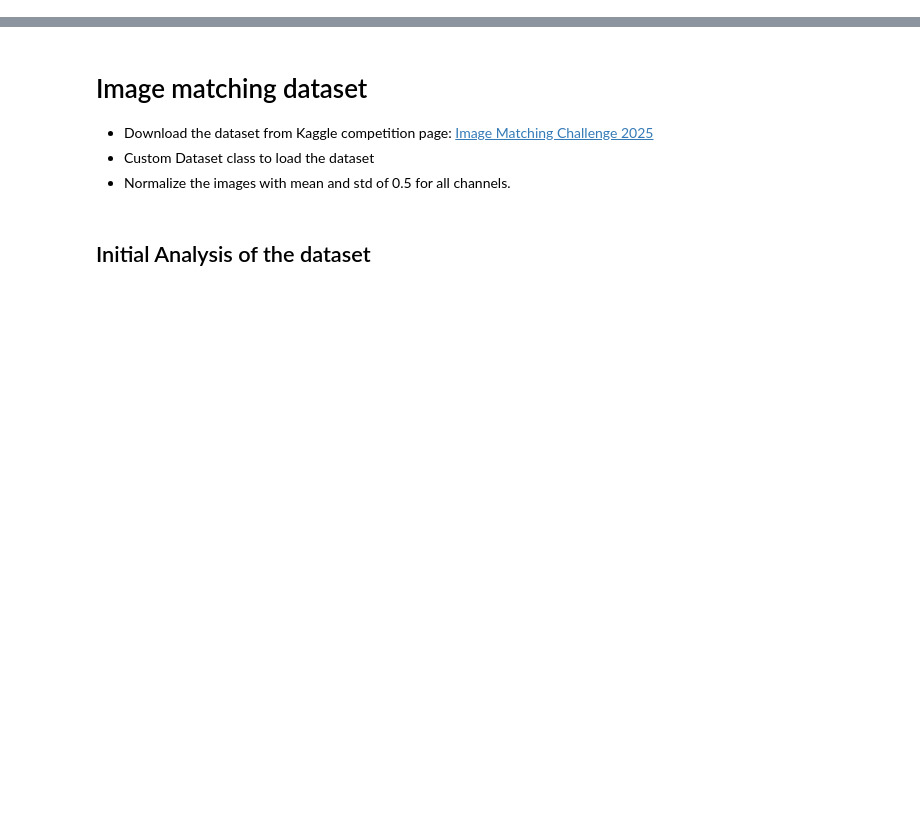
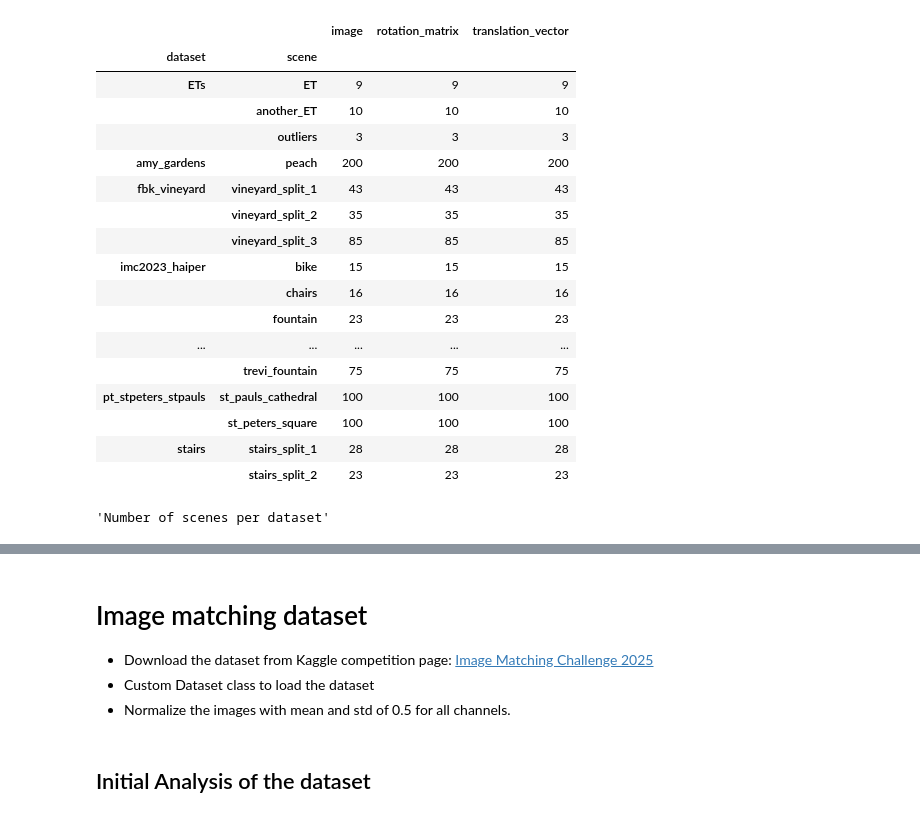
Before and after one commit to arunimaCh29/Image_matching_3d, a Jupyter notebook: image_matching.ipynb, the cells around one changed output, grey strips where cells are left out. Drawn from its saved outputs; the diff is of its cells as text; code cells hidden in the pictures; blank space fills up the shorter version.

```diff
--- a/image_matching.ipynb
+++ b/image_matching.ipynb
@@ -0,0 +1,8 @@
+# %%
+import pandas as pd
+
+labels = pd.read_csv('data/train_labels.csv')
+display('Total images in the training label csv',labels.count().dataset)
+display('Total length of the dataset:',train_dataset.__len__())
+
+labels.groupby('scene').count().dataset.plot(kind='bar', title="Scene distribution")
@@ -0,0 +26,26 @@
+# %%
+labels['dataset','scene']).count()
+# %% [output]
+|  |  | image | rotation_matrix | translation_vector |
+| dataset | scene |  |  |  |
+| ETs | ET | 9 | 9 | 9 |
+|  | another_ET | 10 | 10 | 10 |
+|  | outliers | 3 | 3 | 3 |
+| amy_gardens | peach | 200 | 200 | 200 |
+| fbk_vineyard | vineyard_split_1 | 43 | 43 | 43 |
+|  | vineyard_split_2 | 35 | 35 | 35 |
+|  | vineyard_split_3 | 85 | 85 | 85 |
+| imc2023_haiper | bike | 15 | 15 | 15 |
+|  | chairs | 16 | 16 | 16 |
+|  | fountain | 23 | 23 | 23 |
+| ... | ... | ... | ... | ... |
+|  | trevi_fountain | 75 | 75 | 75 |
+| pt_stpeters_stpauls | st_pauls_cathedral | 100 | 100 | 100 |
+|  | st_peters_square | 100 | 100 | 100 |
+| stairs | stairs_split_1 | 28 | 28 | 28 |
+|  | stairs_split_2 | 23 | 23 | 23 |
+# %%
+ldiabels.groupby('dataset')['scene'].nunique()
+display('Number of scenes per dataset')
+# %% [output]
+'Number of scenes per dataset'
```
Also changed, not shown: parts of 11 cells of this notebook.
